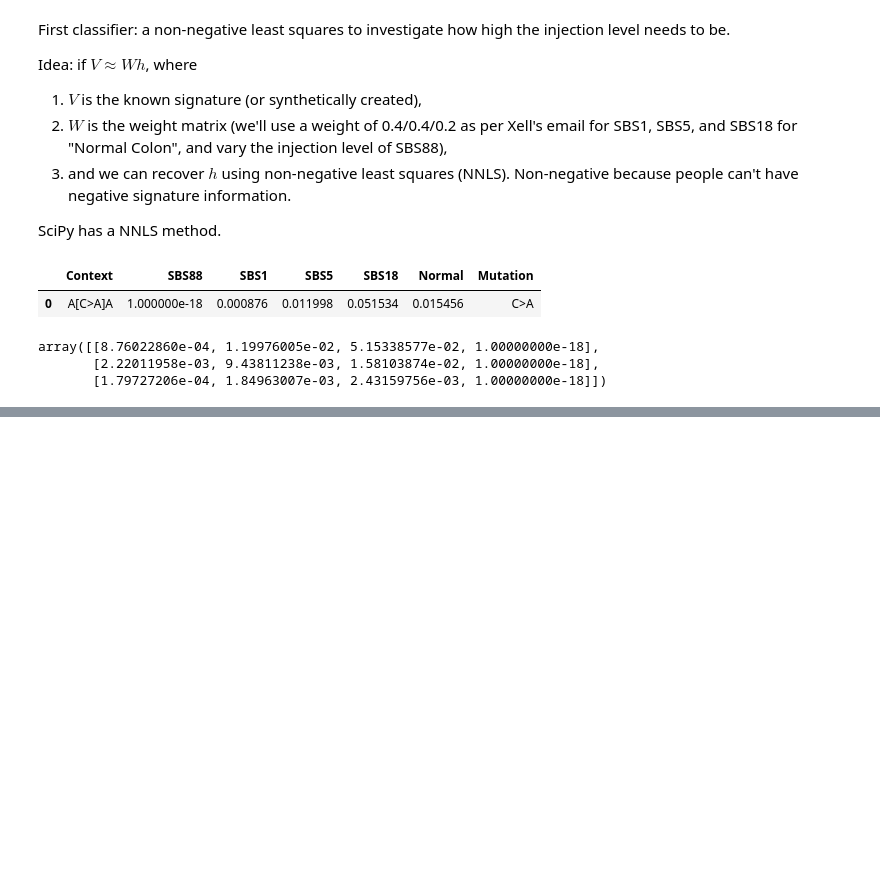
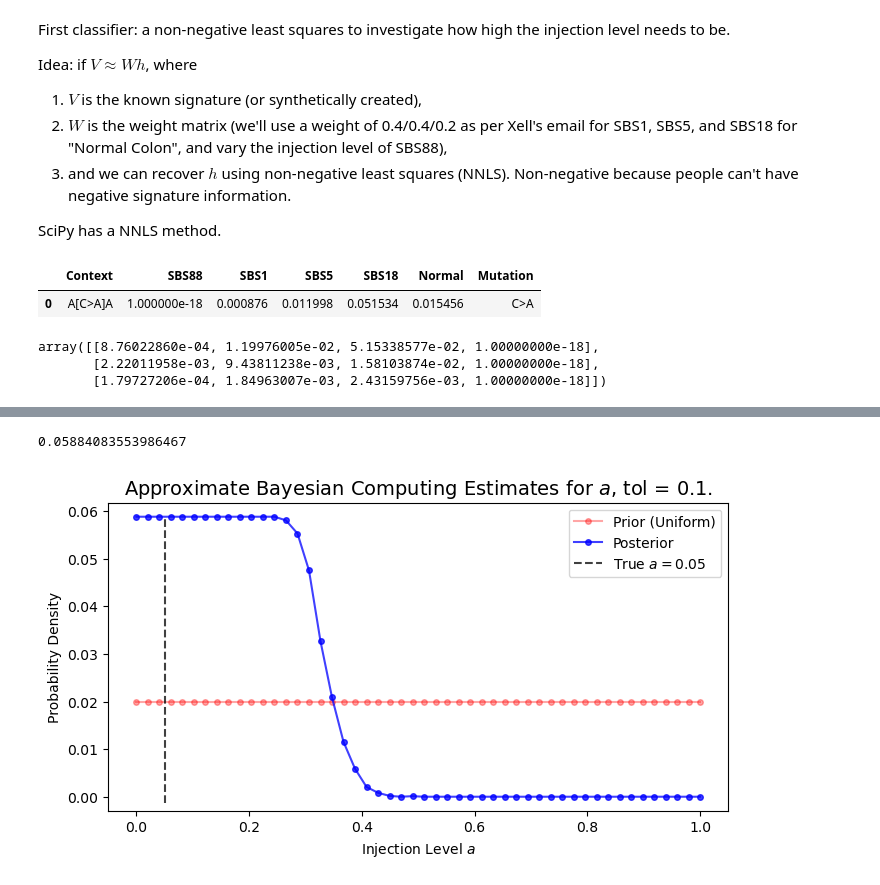
Before and after one commit to fredwdickinson/rscam-g6, a Jupyter notebook: Notebooks/compare_dists.ipynb, the cells around one changed output, grey strips where cells are left out. Drawn from its saved outputs; the diff is of its cells as text; code cells hidden in the pictures; blank space fills up the shorter version.

```diff
--- a/Notebooks/compare_dists.ipynb
+++ b/Notebooks/compare_dists.ipynb
@@ -223,0 +342,19 @@ plt.show()
+# %%
+# If tolerance is too high - will not give good results.
+posterior_b = ABC(clean_sig_df, logn_results[0], a_range = a_range_1, tol = 0.1)
+# %%
+fig, ax = plt.subplots(figsize = (8, 4))
+print(np.max(posterior_b))
+ax.plot(a_range_1, 1/a_bins * np.ones_like(a_range_1), marker = 'o', markersize = 4, color = 'red', alpha = 0.35, label = "Prior (Uniform)")
+ax.plot(a_range_1, posterior_b, marker = 'o', markersize = 4, color = 'blue', alpha = 0.75, label = "Posterior")
+ax.axvline(x = 0.05, color = "black", linestyle = "dashed", alpha = 0.75, label = "True $a = 0.05$", ymin = 0.025, ymax = 0.95)
+
+ax.set_xlabel("Injection Level $a$")
+ax.set_ylabel("Probability Density")
+ax.set_title("Approximate Bayesian Computing Estimates for $a$, tol = 0.1.", fontsize = 14)
+
+plt.legend(loc = "upper right")
+plt.show()
+# %% [output]
+0.05884083553986467
+[figure, added]
```
Also changed, not shown: parts of 15 cells of this notebook, 1 other file.
